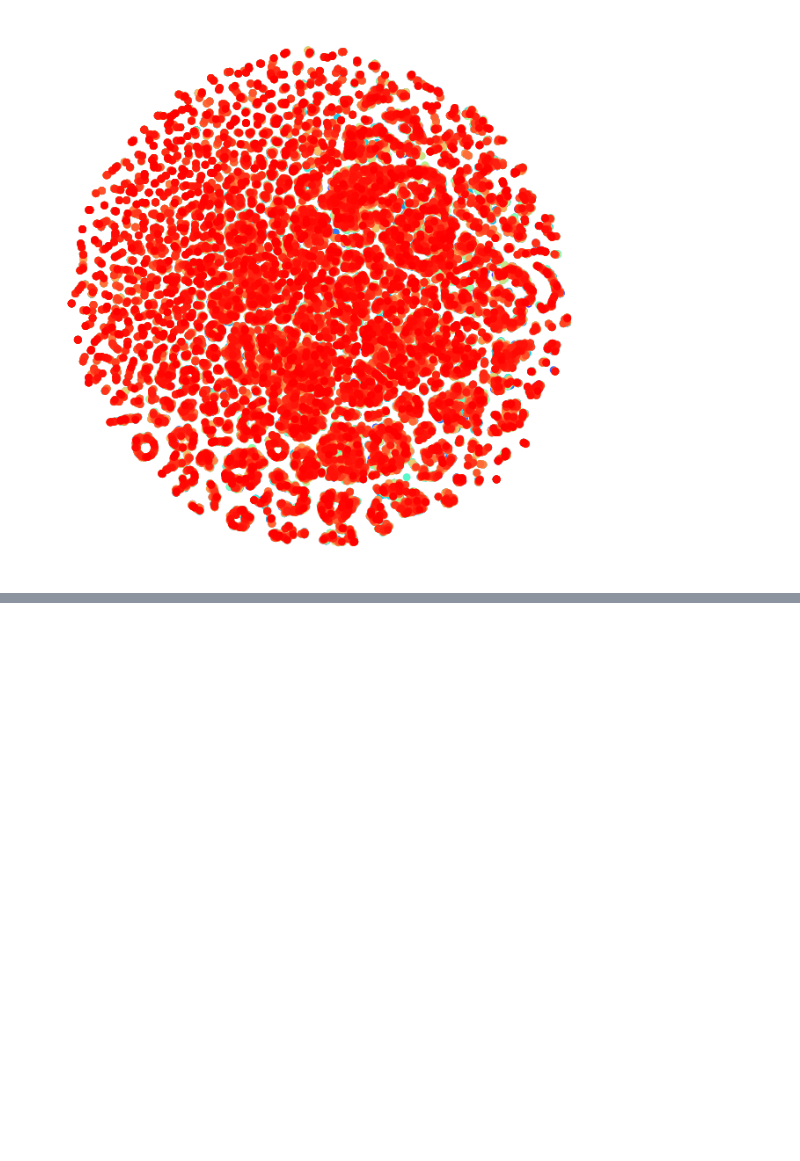
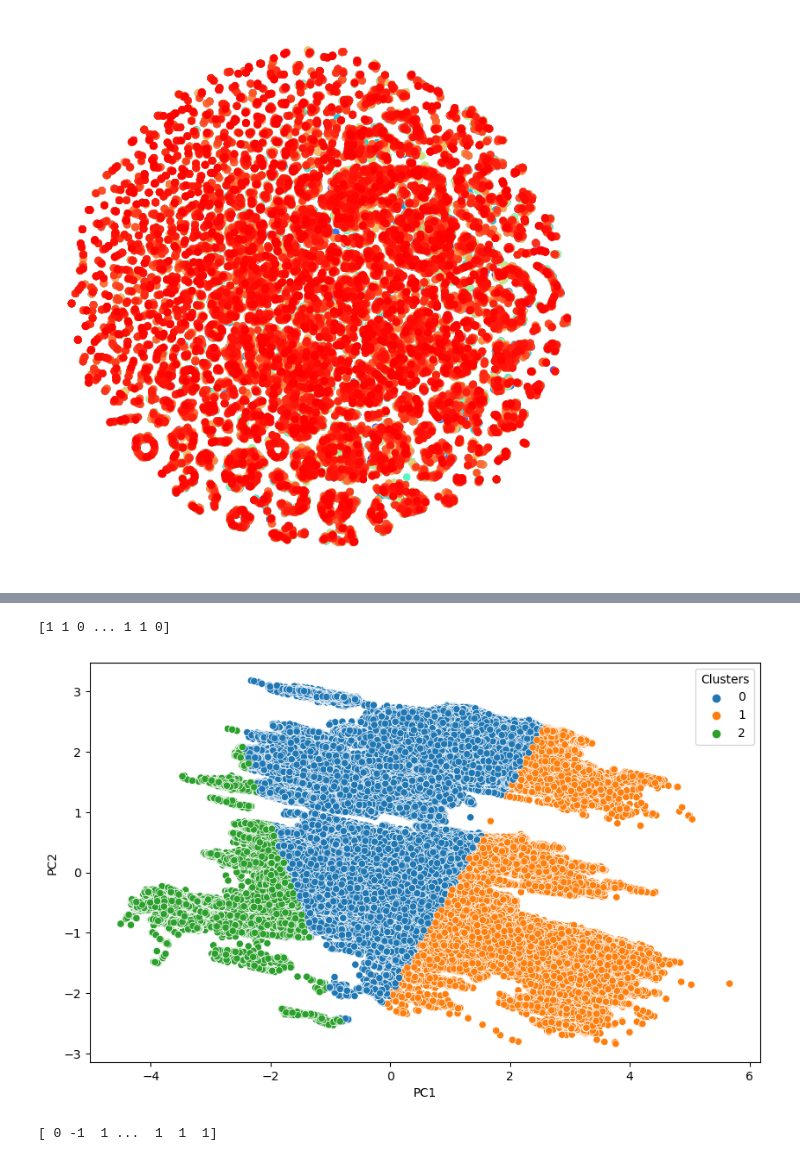
Before and after one commit to sienkozuzanna/ml-activity-detection, a Jupyter notebook: features engineering/feature_engineering_pipelines.ipynb, the cells around one changed output, grey strips where cells are left out. Saved outputs shown, nothing was run; the diff lists cells and outputs as text; code cells hidden in the pictures; blank space fills up the shorter version.

```diff
--- a/features engineering/feature_engineering_pipelines.ipynb
+++ b/features engineering/feature_engineering_pipelines.ipynb
@@ -367,0 +474,29 @@ scatter_tsne(digits_proj_sample)
+# %%
+n_clusters = 3
+kmeans = KMeans(n_clusters=n_clusters, random_state=42)
+kmeans.fit(final_pca_df)
+
+labels = kmeans.labels_
+print(labels)
+# %% [output]
+[1 1 0 ... 1 1 0]
+# %%
+plt.figure(figsize=(10, 6))
+sns.scatterplot(x=final_pca_df['PC1'], y=final_pca_df['PC2'], hue=labels, palette='tab10')
+plt.legend(title='Clusters')
+plt.xlabel('PC1')
+plt.ylabel('PC2')
+plt.show()
+# %% [output]
+[figure, added]
+# %%
+# Due to performance issues, we're using only a sample of the data, as running DBSCAN on
+# 1.5 million records caused the kernel to crash.
+
+sampled_data = final_pca_df.sample(n=20000, random_state=42)
+dbscan = DBSCAN(eps=0.3, min_samples=4)
+dbscan.fit(sampled_data)
+db_labels = dbscan.labels_
+print(db_labels)
+# %% [output]
+[ 0 -1  1 ...  1  1  1]
```
Also changed, not shown: parts of 13 cells of this notebook, 1 other file.
